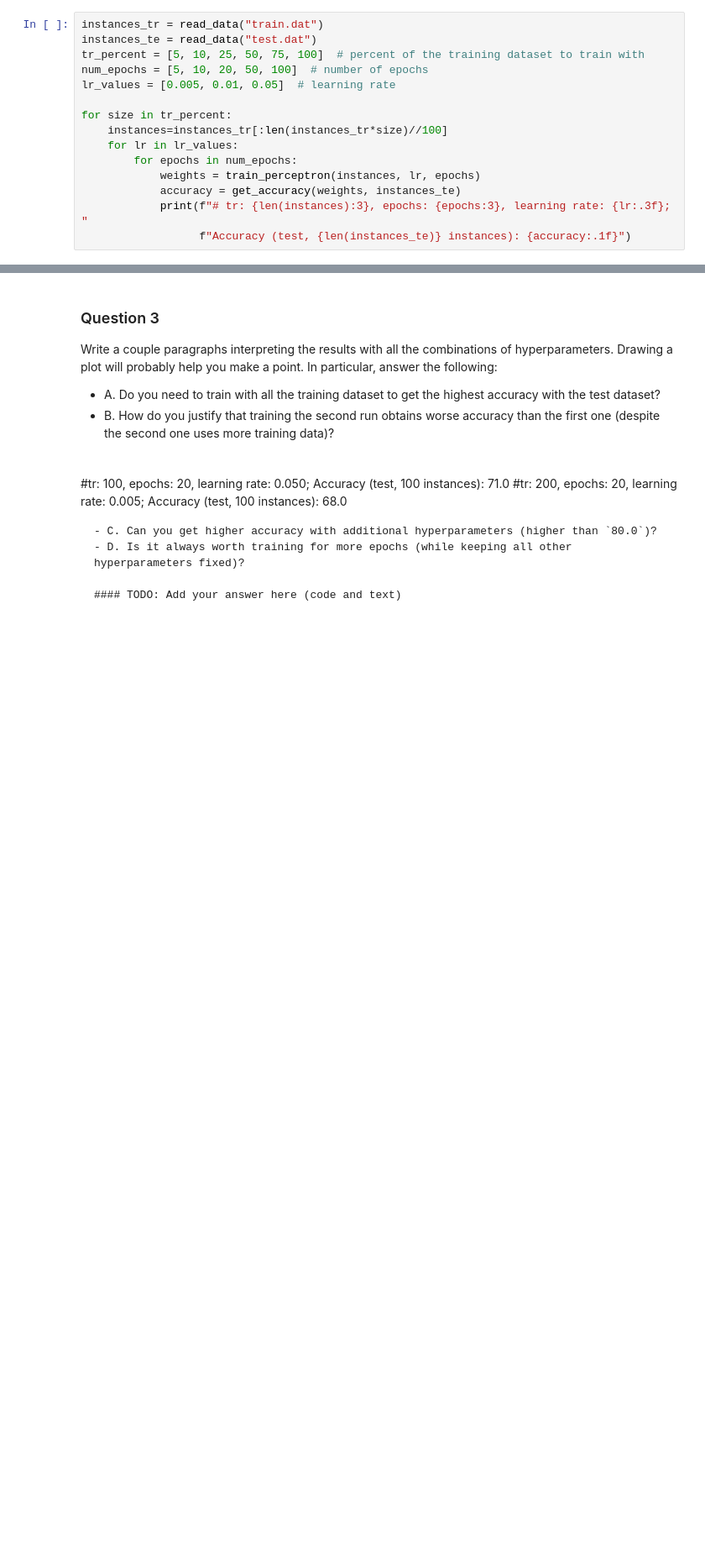
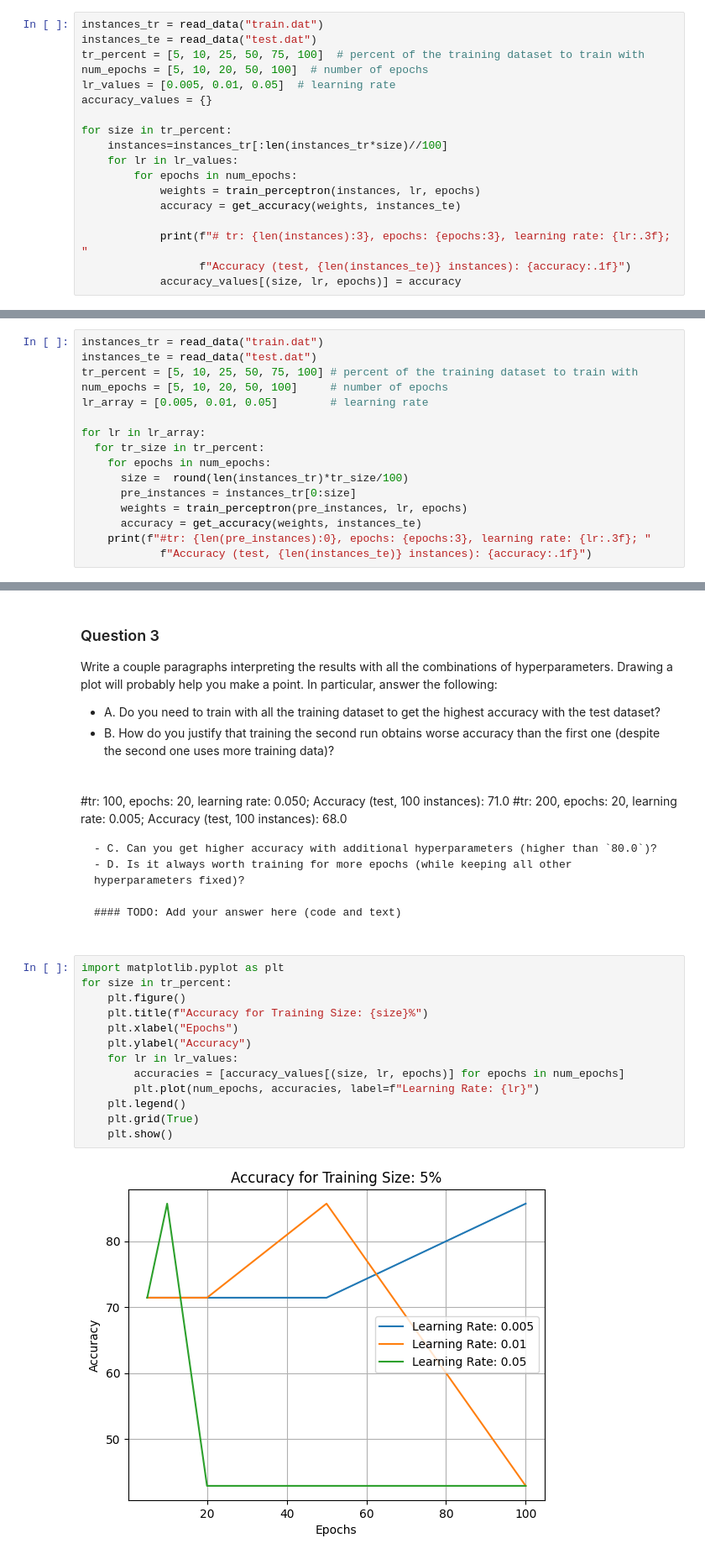
Before and after one commit to shivanshjuneja/CSCE-5218-ID-11757902, a Jupyter notebook: HW3/HW3 The_Perceptron.ipynb, the cells around one changed output, grey strips where cells are left out. Shown at 84% size. Cells and saved outputs as stored; diff of their text form; blank space fills up the shorter version.

```diff
--- a/HW3/HW3 The_Perceptron.ipynb
+++ b/HW3/HW3 The_Perceptron.ipynb
@@ -195,6 +191,7 @@ instances_te = read_data("test.dat")
 tr_percent = [5, 10, 25, 50, 75, 100]  # percent of the training dataset to train with
 num_epochs = [5, 10, 20, 50, 100]  # number of epochs
 lr_values = [0.005, 0.01, 0.05]  # learning rate
+accuracy_values = {}
 
 for size in tr_percent:
     instances=instances_tr[:len(instances_tr*size)//100]
@@ -202,8 +199,10 @@ for size in tr_percent:
         for epochs in num_epochs:
             weights = train_perceptron(instances, lr, epochs)
             accuracy = get_accuracy(weights, instances_te)
+
             print(f"# tr: {len(instances):3}, epochs: {epochs:3}, learning rate: {lr:.3f}; "
                   f"Accuracy (test, {len(instances_te)} instances): {accuracy:.1f}")
+            accuracy_values[(size, lr, epochs)] = accuracy
 # %% [output]
 # tr:  20, epochs:   5, learning rate: 0.005; Accuracy (test, 14 instances): 71.4
 # tr:  20, epochs:  10, learning rate: 0.005; Accuracy (test, 14 instances): 71.4
@@ -222,3 +221,19 @@ for size in tr_percent:
 # tr: 400, epochs:  20, learning rate: 0.050; Accuracy (test, 14 instances): 71.4
 # tr: 400, epochs:  50, learning rate: 0.050; Accuracy (test, 14 instances): 71.4
 # tr: 400, epochs: 100, learning rate: 0.050; Accuracy (test, 14 instances): 71.4
+# %%
+instances_tr = read_data("train.dat")
+instances_te = read_data("test.dat")
+tr_percent = [5, 10, 25, 50, 75, 100] # percent of the training dataset to train with
+num_epochs = [5, 10, 20, 50, 100]     # number of epochs
+lr_array = [0.005, 0.01, 0.05]        # learning rate
+
+for lr in lr_array:
+  for tr_size in tr_percent:
+    for epochs in num_epochs:
+      size =  round(len(instances_tr)*tr_size/100)
+      pre_instances = instances_tr[0:size]
+      weights = train_perceptron(pre_instances, lr, epochs)
+      accuracy = get_accuracy(weights, instances_te)
+    print(f"#tr: {len(pre_instances):0}, epochs: {epochs:3}, learning rate: {lr:.3f}; "
+            f"Accuracy (test, {len(instances_te)} instances): {accuracy:.1f}")
@@ -235,3 +269,18 @@ Write a couple paragraphs interpreting the results with all the combinations of
 - D. Is it always worth training for more epochs (while keeping all other hyperparameters fixed)?
 
 #### TODO: Add your answer here (code and text)
+# %%
+import matplotlib.pyplot as plt
+for size in tr_percent:
+    plt.figure()
+    plt.title(f"Accuracy for Training Size: {size}%")
+    plt.xlabel("Epochs")
+    plt.ylabel("Accuracy")
+    for lr in lr_values:
+        accuracies = [accuracy_values[(size, lr, epochs)] for epochs in num_epochs]
+        plt.plot(num_epochs, accuracies, label=f"Learning Rate: {lr}")
+    plt.legend()
+    plt.grid(True)
+    plt.show()
+# %% [output]
+[figure, added]
```
Also changed, not shown: parts of 8 cells of this notebook.
